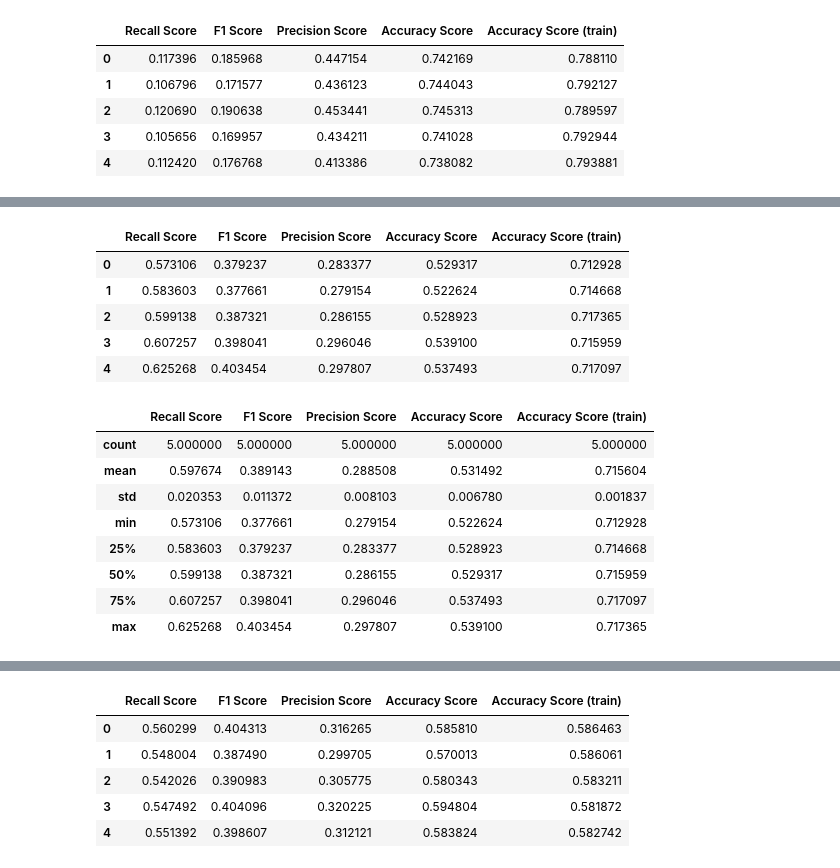
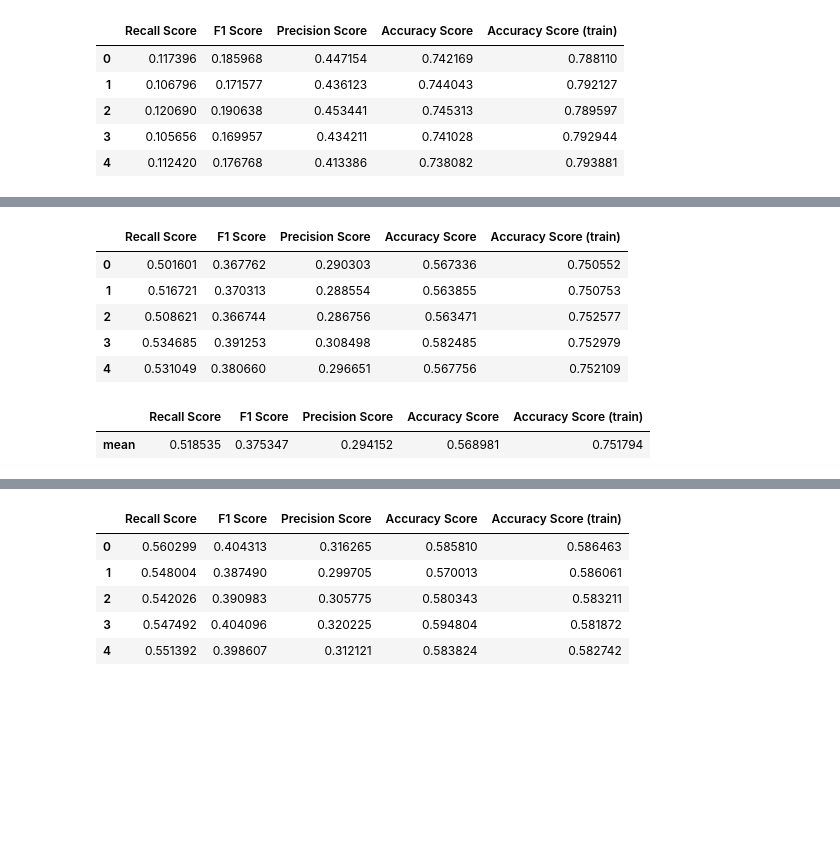
Before and after one commit to F-Madruga/Donation_Dataset_Predictions_FCUL, a Jupyter notebook: AA_202021_Project.ipynb, the cells around one changed output, grey strips where cells are left out. Cells and saved outputs as stored; diff of their text form; code cells hidden in the pictures; blank space fills up the shorter version.

```diff
--- a/AA_202021_Project.ipynb
+++ b/AA_202021_Project.ipynb
@@ -643,39 +626,3 @@ donor_X, donor_y, donor_features, donor_target = load_data(df.drop(columns=['TAR
-# %%
-def cross_validation_model(donor_X, donor_y, classifier, splits, cm=False):
-    kf = KFold(n_splits=splits, shuffle=True, random_state=42)
-    scores = {}
-    scores['Recall Score'] = []
-    scores['F1 Score'] = []
-    scores['Precision Score'] = []
-    scores['Accuracy Score'] = []
-    scores['Accuracy Score (train)'] = []
-
-    for fold, (train_index, test_index) in enumerate(kf.split(donor_X, donor_y), 1):
-        X_train = donor_X[train_index]
-        y_train = donor_y[train_index]
-        X_test = donor_X[test_index]
-        y_test = donor_y[test_index]
-
-        X_train_resampled, y_train_resampled = sme.fit_resample(X_train, y_train)
-
-        classifier.fit(X_train_resampled, y_train_resampled )
-        y_pred = classifier.predict(X_test)
-        y_pred_train = classifier.predict(X_train)
-
-        scores['Recall Score'].append(recall_score(y_test,  y_pred))
-        scores['F1 Score'].append(f1_score(y_test,  y_pred))
-        scores['Precision Score'].append(precision_score(y_test,  y_pred))
-        scores['Accuracy Score'].append(accuracy_score(y_test,  y_pred))
-        scores['Accuracy Score (train)'].append(accuracy_score(y_train,  y_pred_train))
-
-        if cm:
-            cm = confusion_matrix(y_pred,  y_test)
-            sns.heatmap(cm.T, square=True, annot=True, fmt='d', cbar=False)
-            plt.xlabel('predicted label')
-            plt.ylabel('true label')
-            plt.title('Confusion Matrix - Test Set')
-            plt.show()
-    return pd.DataFrame(scores)
 # %%
 scores = cross_validation_model(donor_X, donor_y, RandomForestClassifier(criterion='gini', max_depth=10, random_state=42), 5)
 scores
@@ -701,22 +641,15 @@ scores.describe()
 # %%
-scores = cross_validation_model(donor_X, donor_y, KNeighborsClassifier(n_neighbors=5), 5)
+scores = cross_validation_model(donor_X, donor_y, KNeighborsClassifier(n_neighbors=6), 5)
 scores
 # %% [output]
 |  | Recall Score | F1 Score | Precision Score | Accuracy Score | Accuracy Score (train) |
-| 0 | 0.573106 | 0.379237 | 0.283377 | 0.529317 | 0.712928 |
-| 1 | 0.583603 | 0.377661 | 0.279154 | 0.522624 | 0.714668 |
-| 2 | 0.599138 | 0.387321 | 0.286155 | 0.528923 | 0.717365 |
-| 3 | 0.607257 | 0.398041 | 0.296046 | 0.539100 | 0.715959 |
-| 4 | 0.625268 | 0.403454 | 0.297807 | 0.537493 | 0.717097 |
+| 0 | 0.501601 | 0.367762 | 0.290303 | 0.567336 | 0.750552 |
+| 1 | 0.516721 | 0.370313 | 0.288554 | 0.563855 | 0.750753 |
+| 2 | 0.508621 | 0.366744 | 0.286756 | 0.563471 | 0.752577 |
+| 3 | 0.534685 | 0.391253 | 0.308498 | 0.582485 | 0.752979 |
+| 4 | 0.531049 | 0.380660 | 0.296651 | 0.567756 | 0.752109 |
 # %%
-scores.describe()
+scores.describe().iloc[1].to_frame().transpose()
 # %% [output]
 |  | Recall Score | F1 Score | Precision Score | Accuracy Score | Accuracy Score (train) |
-| count | 5.000000 | 5.000000 | 5.000000 | 5.000000 | 5.000000 |
-| mean | 0.597674 | 0.389143 | 0.288508 | 0.531492 | 0.715604 |
-| std | 0.020353 | 0.011372 | 0.008103 | 0.006780 | 0.001837 |
-| min | 0.573106 | 0.377661 | 0.279154 | 0.522624 | 0.712928 |
-| 25% | 0.583603 | 0.379237 | 0.283377 | 0.528923 | 0.714668 |
-| 50% | 0.599138 | 0.387321 | 0.286155 | 0.529317 | 0.715959 |
-| 75% | 0.607257 | 0.398041 | 0.296046 | 0.537493 | 0.717097 |
-| max | 0.625268 | 0.403454 | 0.297807 | 0.539100 | 0.717365 |
+| mean | 0.518535 | 0.375347 | 0.294152 | 0.568981 | 0.751794 |
```
Also changed, not shown: parts of 51 cells of this notebook.
